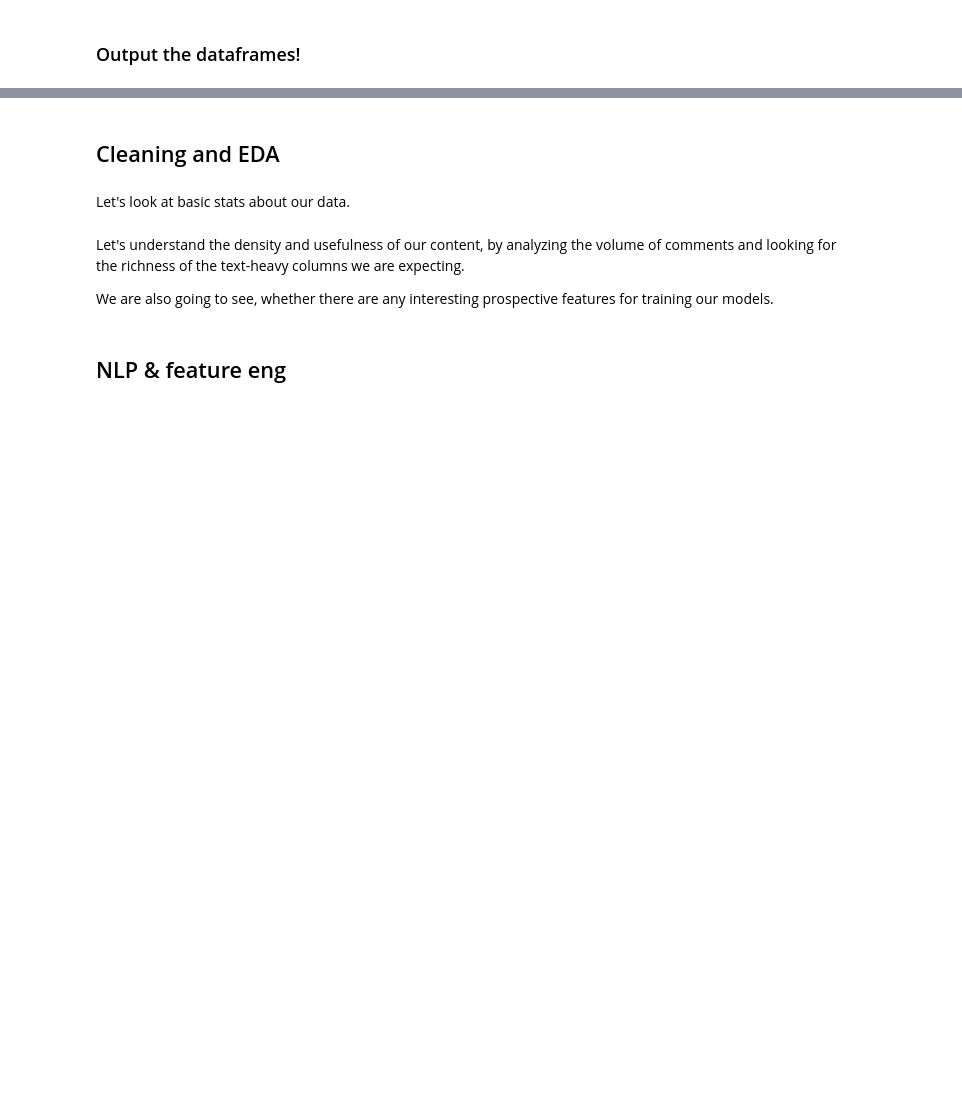
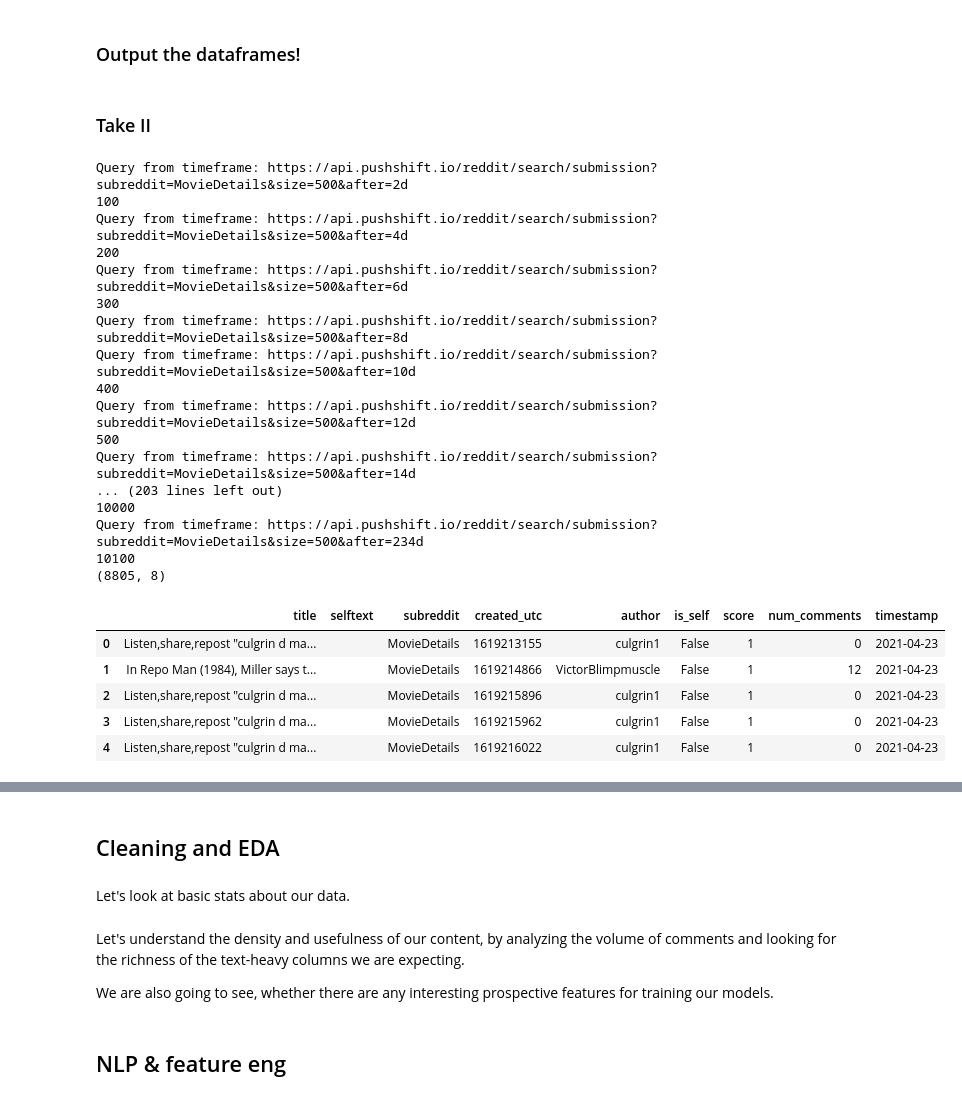
Before and after one commit to cotica/reddit_classifier, a Jupyter notebook: code/Project-3-Scraping-Subreddits-orig.ipynb, the cells around one changed output, grey strips where cells are left out. Cells and saved outputs as stored; diff of their text form; code cells hidden in the pictures; blank space fills up the shorter version.

Commit message:
drop filter to increase data pull

```diff
--- a/code/Project-3-Scraping-Subreddits-orig.ipynb
+++ b/code/Project-3-Scraping-Subreddits-orig.ipynb
@@ -326,7 +326,7 @@ We will then run this on our desired subReddits.
 
 def fetch_posts(subreddit, #specify subreddit
                 kind = 'submission', is_video=False,  #grab post; partial ref to Riley Robertson's query
-               day_window = 30, n=500): #number of iterations to run
+               day_window = 30, n=500): #number of iterations to run; play with these params
     #through; this is also how many dfs are output that need to be concatenated
 
 #est. params
@@ -376,7 +376,8 @@ def fetch_posts(subreddit, #specify subreddit
 
     full_df = full_df[subfields] #only want the specific columns
     full_df.drop_duplicates(inplace=True) #de-dupe posts
-    full_df = full_df.loc[full_df['is_self']==True] #only grab original submissions
+ #   full_df = full_df.loc[full_df['is_self']==True] #only grab original submissions
+#I'm removing this because it's filtering out about 97% of the data
 
     print(full_df.shape)
 
@@ -449,3 +450,5 @@ bad_deets.shape
 # %%
 movie_deets.to_csv('../data_outputs/good_movie_deets.csv', index=False)
 bad_deets.to_csv('../data_outputs/bad_movie_deets.csv', index=False)
+# %% [markdown]
+### Take II
@@ -451,0 +519,27 @@ bad_deets.to_csv('../data_outputs/bad_movie_deets.csv', index=False)
+# %%
+movie_deets2 = fetch_posts('MovieDetails')
+movie_deets2.head()
+# %% [output]
+Query from timeframe: https://api.pushshift.io/reddit/search/submission?subreddit=MovieDetails&size=500&after=2d
+100
+Query from timeframe: https://api.pushshift.io/reddit/search/submission?subreddit=MovieDetails&size=500&after=4d
+200
+Query from timeframe: https://api.pushshift.io/reddit/search/submission?subreddit=MovieDetails&size=500&after=6d
+300
+Query from timeframe: https://api.pushshift.io/reddit/search/submission?subreddit=MovieDetails&size=500&after=8d
+Query from timeframe: https://api.pushshift.io/reddit/search/submission?subreddit=MovieDetails&size=500&after=10d
+400
+Query from timeframe: https://api.pushshift.io/reddit/search/submission?subreddit=MovieDetails&size=500&after=12d
+500
+Query from timeframe: https://api.pushshift.io/reddit/search/submission?subreddit=MovieDetails&size=500&after=14d
+... (203 lines left out)
+10000
+Query from timeframe: https://api.pushshift.io/reddit/search/submission?subreddit=MovieDetails&size=500&after=234d
+10100
+(8805, 8)
+|  | title | selftext | subreddit | created_utc | author | is_self | score | num_comments | timestamp |
+| 0 | Listen,share,repost "culgrin d ma... |  | MovieDetails | 1619213155 | culgrin1 | False | 1 | 0 | 2021-04-23 |
+| 1 | In Repo Man (1984), Miller says t... |  | MovieDetails | 1619214866 | VictorBlimpmuscle | False | 1 | 12 | 2021-04-23 |
+| 2 | Listen,share,repost "culgrin d ma... |  | MovieDetails | 1619215896 | culgrin1 | False | 1 | 0 | 2021-04-23 |
+| 3 | Listen,share,repost "culgrin d ma... |  | MovieDetails | 1619215962 | culgrin1 | False | 1 | 0 | 2021-04-23 |
+| 4 | Listen,share,repost "culgrin d ma... |  | MovieDetails | 1619216022 | culgrin1 | False | 1 | 0 | 2021-04-23 |
```
Also changed, not shown: parts of 5 cells of this notebook, 3 other files.
